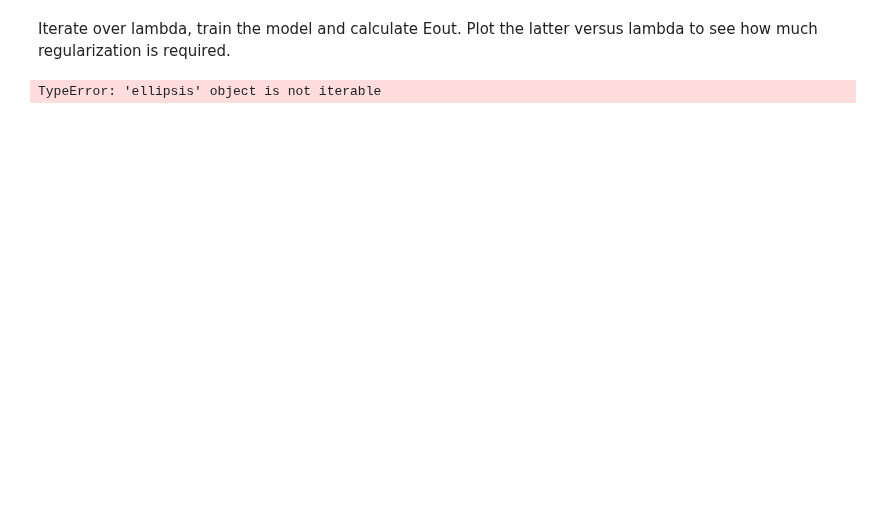
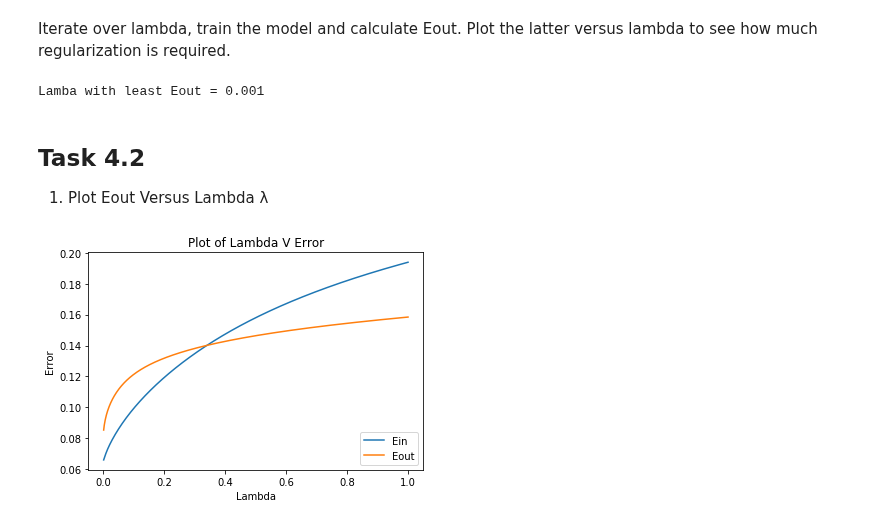
Before and after one commit to vipulpopat/MSCAI_Sem1_Etivity4, a Jupyter notebook: Etivity4_CE6002.ipynb, the cells around one changed output. Drawn from its saved outputs; the diff is of its cells as text; code cells hidden in the pictures; blank space fills up the shorter version.

```diff
--- a/Etivity4_CE6002.ipynb
+++ b/Etivity4_CE6002.ipynb
@@ -71,17 +74,39 @@ def transPoly(X, power):
+# %%
+def create_lambdas():
+    return np.linspace(0.001, 1, 1000)
 # %% [markdown]
 Iterate over lambda, train the model and calculate Eout. Plot the latter versus lambda to see how much regularization is required.
 # %%
 ein=[]
 eout=[]
 weights=[]
-lambdas = ...
+lambdas =  create_lambdas()
 X_trans = transPoly(X,50)
 # random_state fixed to get reproducible (and 'good'! :-)) results
-X_train, X_test, y_train, y_test = train_test_split(X_trans, y, train_size=0.9, random_state =5)
+X_train, X_test, y_train, y_test = train_test_split(X_trans, y, train_size=0.9, random_state=5, shuffle=True)
 for l in lambdas:
     w = weights_reg(X_train,y_train,l)
     ein.append(calc_error(w,X_train,y_train))
     eout.append(calc_error(w,X_test,y_test))
     weights.append(w)
-# %% [output]
-TypeError: 'ellipsis' object is not iterable
+# %%
+# Find the Best Lambda (where Eout is the smallest)
+min_eout_index =  eout.index(min(eout))
+print("Lamba with least Eout =", lambdas[min_eout_index])
+# %% [output]
+Lamba with least Eout = 0.001
+# %% [markdown]
+## Task 4.2
+1. Plot Eout Versus Lambda &lambda;
+# %%
+plt.plot(lambdas, ein, label="Ein")
+plt.plot(lambdas, eout, label="Eout")
+# plt.xlim([0.05, 1])
+# plt.ylim([0.05, 1])
+plt.xlabel('Lambda')
+plt.ylabel('Error')
+plt.title('Plot of Lambda V Error')
+plt.legend(loc="lower right")
+plt.show()
+# %% [output]
+[figure, added]
```
Also changed, not shown: parts of 20 cells of this notebook.
